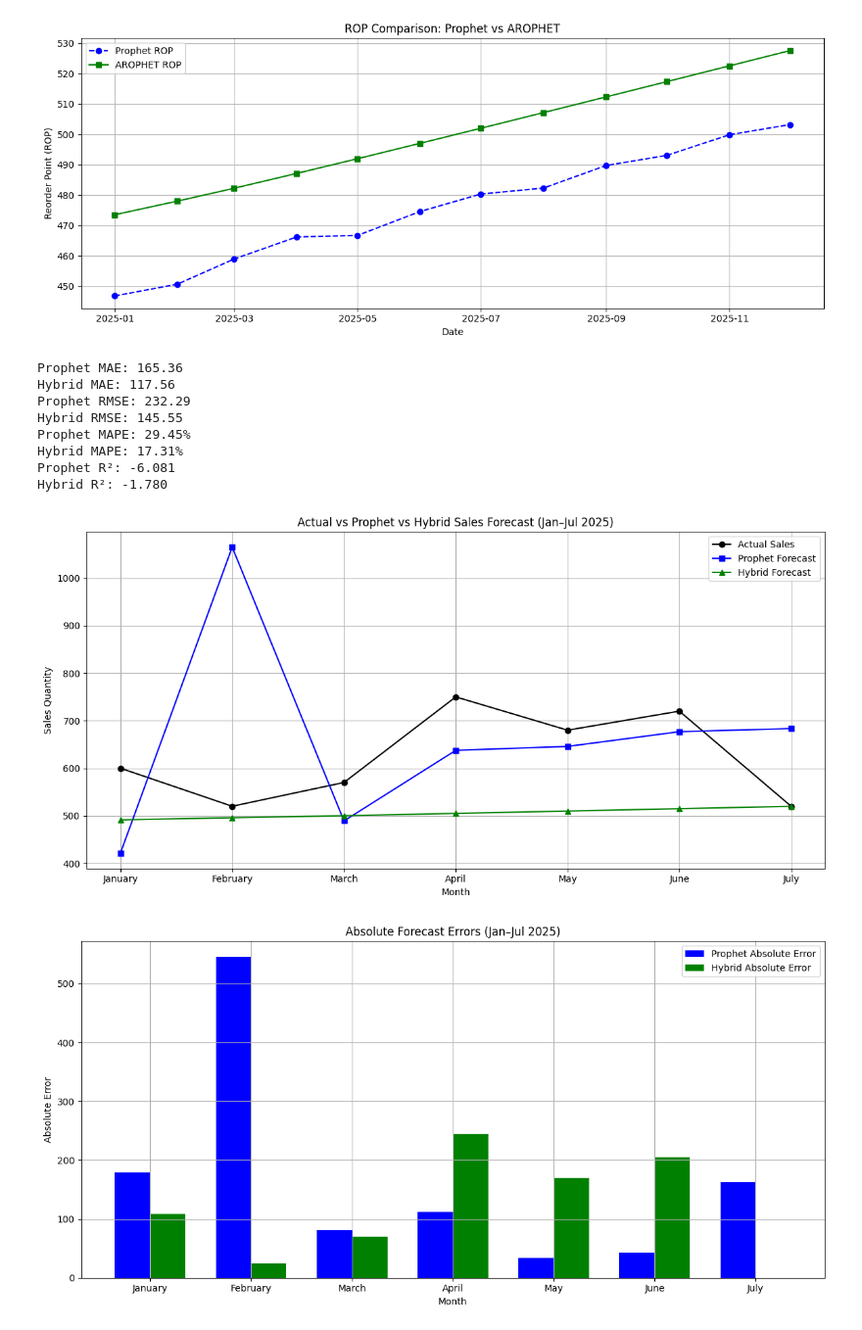
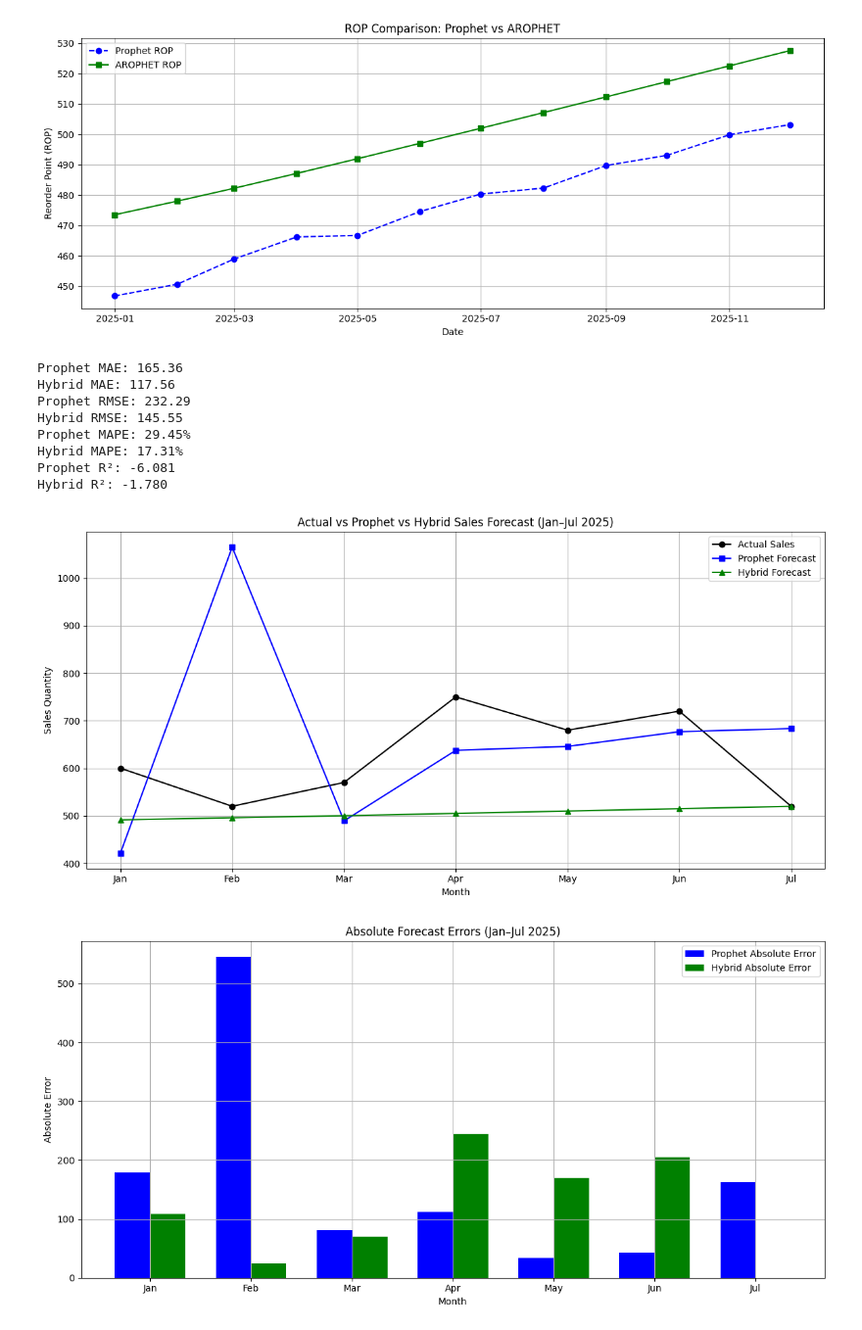
Before and after one commit to ashiqurrahmanshihab/Hybrid_Demand_Forecasting_and-Reorder_Point_Planning_Using_AROPHET, a Jupyter notebook: Hybrid_Forecasting.ipynb, the cells around one changed output. Shown at 98% size. Saved outputs shown, nothing was run; the diff lists cells and outputs as text; code cells hidden in the pictures.

```diff
--- a/Hybrid_Forecasting.ipynb
+++ b/Hybrid_Forecasting.ipynb
@@ -414,6 +414,9 @@ import matplotlib.pyplot as plt
 actual = np.array([600, 520, 570, 750, 680, 720, 520])
 prophet = np.array([421.4, 1064.9, 489.2, 637.6, 645.8, 676.8, 683.4])
 hybrid = np.array([491.4, 495.9, 500.1, 505.0, 509.9, 514.9, 519.9])
+
+# Define months for plotting
+months = ['Jan', 'Feb', 'Mar', 'Apr', 'May', 'Jun', 'Jul']
 
 # Errors
 prophet_error = actual - prophet
@@ -478,32 +481,32 @@ plt.bar(x + width/2, hybrid_pct_error, width, label='Hybrid % Error', color='gre
 plt.xticks(x, months)
 plt.xlabel('Month')
 plt.ylabel('Percentage Error (%)')
 plt.title('Percentage Forecast Errors (Jan–Jul 2025)')
 plt.legend()
 plt.grid(True)
 plt.tight_layout()
 plt.show()
 
 # 4. Scatter Plot: Actual vs Forecasts
 plt.figure(figsize=(12, 6))
 plt.scatter(actual, prophet, label='Prophet', color='blue', s=100)
 plt.scatter(actual, hybrid, label='Hybrid', color='green', s=100)
 plt.plot([min(actual), max(actual)], [min(actual), max(actual)], 'k--', label='Perfect Forecast')
 plt.xlabel('Actual Sales')
 plt.ylabel('Forecasted Sales')
 plt.title('Actual vs Forecasted Sales (Jan–Jul 2025)')
 plt.legend()
 plt.grid(True)
 plt.tight_layout()
 plt.show()
 # %% [output]
 Prophet MAE: 165.36
 Hybrid MAE: 117.56
 Prophet RMSE: 232.29
 Hybrid RMSE: 145.55
 Prophet MAPE: 29.45%
 Hybrid MAPE: 17.31%
 Prophet R²: -6.081
 Hybrid R²: -1.780
-[figure, old version]
+[figure, new version]
-[figure, old version]
+[figure, new version]
```
Also changed, not shown: parts of 4 cells of this notebook.
